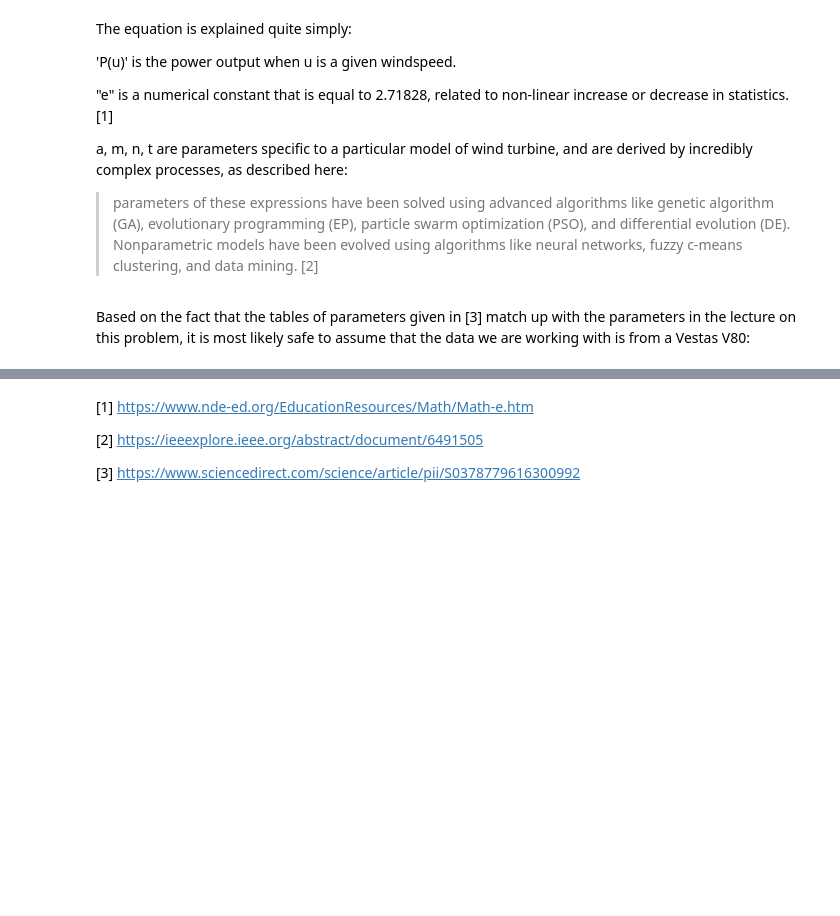
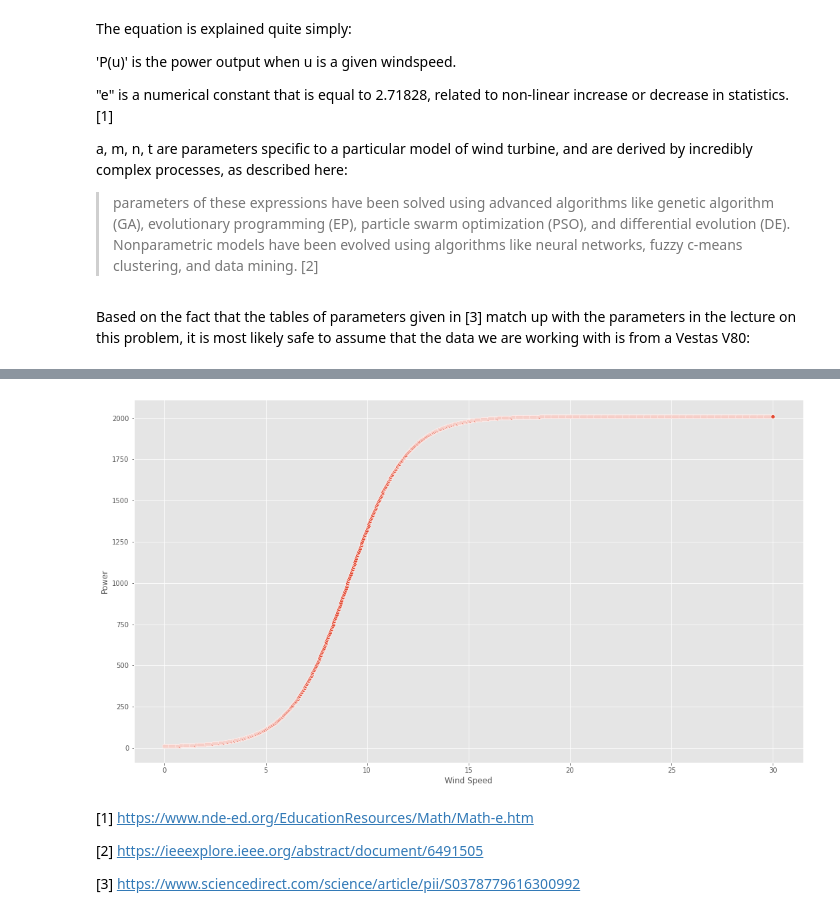
Before and after one commit to Crash-Bandicode/Project_FODA, a Jupyter notebook: Project_FODA.ipynb, the cells around one changed output, grey strips where cells are left out. Saved outputs shown, nothing was run; the diff lists cells and outputs as text; code cells hidden in the pictures; blank space fills up the shorter version.

```diff
--- a/Project_FODA.ipynb
+++ b/Project_FODA.ipynb
@@ -153,3 +153,6 @@ u = np.linspace(0.0, 30.0, 1000)
 
 # Express above equation in python:
 P_u = a * (1.0 + m * np.exp(-u / t)) / (1.0 + n * np.exp(-u / t))
+# %%
+dfx = pd.DataFrame({'Wind Speed': u, 'Power': P_u})
+dfx
@@ -156,3 +173,8 @@ P_u = a * (1.0 + m * np.exp(-u / t)) / (1.0 + n * np.exp(-u / t))
+# %%
+# Visualise dfx:
+sns.scatterplot(data=dfx, x='Wind Speed', y='Power');
+# %% [output]
+[figure, added]
 # %% [markdown]
 [1] https://www.nde-ed.org/EducationResources/Math/Math-e.htm
 
```
Also changed, not shown: parts of 1 cell of this notebook.
